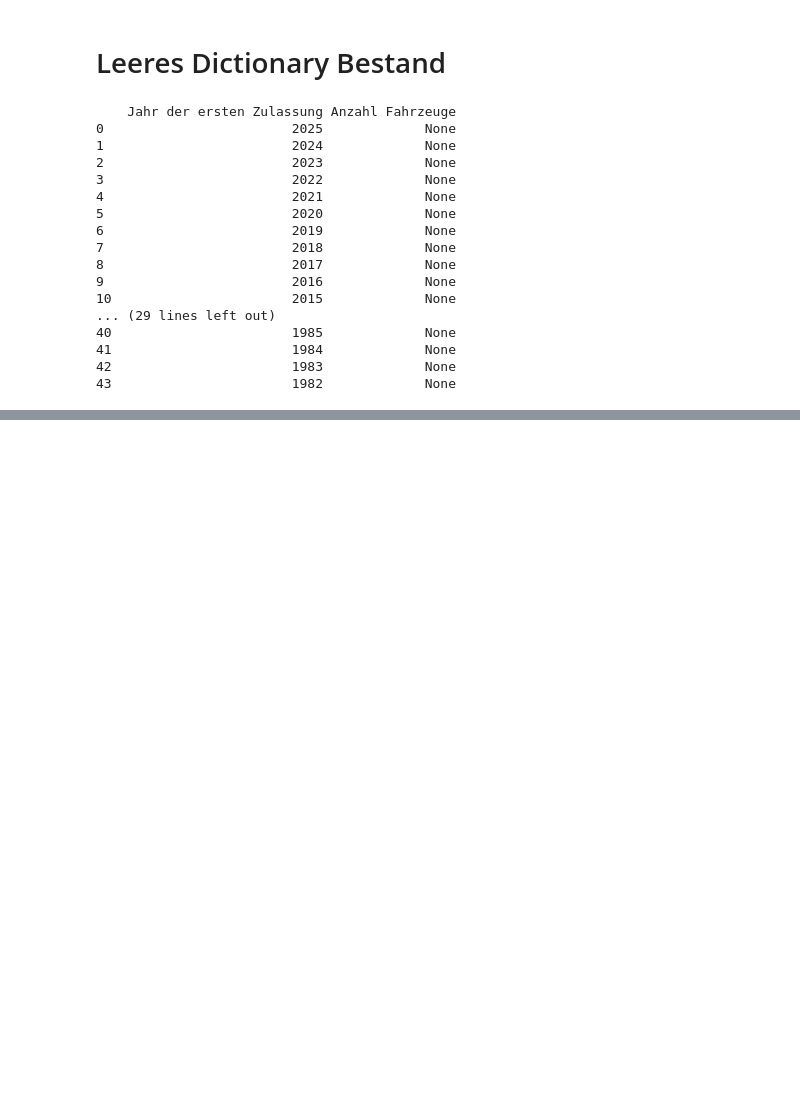
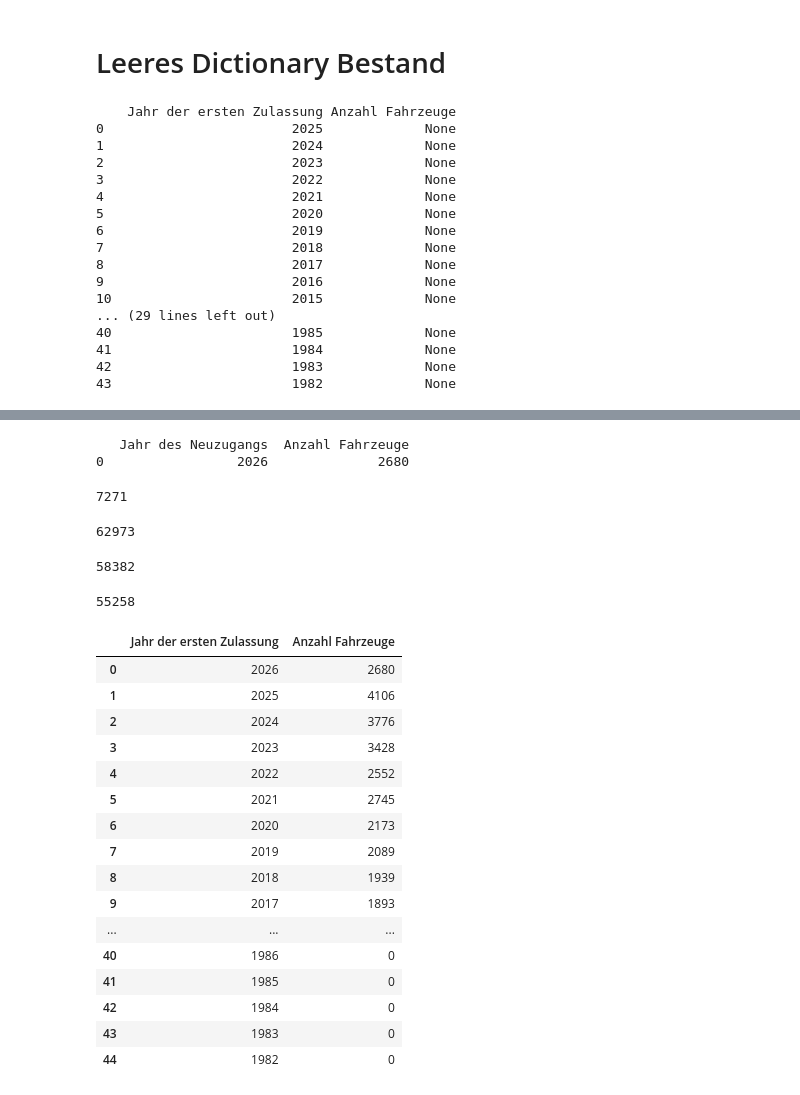
Before and after one commit to annicarl/Emission_Trajectory_Thesis, a Jupyter notebook: Models/Fleet_Model/Notebooks/Fleet_Model_Test_NB.ipynb, the cells around one changed output, grey strips where cells are left out. Cells and saved outputs as stored; diff of their text form; code cells hidden in the pictures; blank space fills up the shorter version.

```diff
--- a/Models/Fleet_Model/Notebooks/Fleet_Model_Test_NB.ipynb
+++ b/Models/Fleet_Model/Notebooks/Fleet_Model_Test_NB.ipynb
@@ -533,0 +907,47 @@ print(bestand[2026]["GELÄNDEWAGEN"]["Benzin"])
+# %%
+print(
+    neuzugänge["GELÄNDEWAGEN"]["Benzin"][
+        neuzugänge["GELÄNDEWAGEN"]["Benzin"]["Jahr des Neuzugangs"] == 2026
+    ]
+)
+# %% [output]
+   Jahr des Neuzugangs  Anzahl Fahrzeuge
+0                 2026              2680
+# %%
+print(
+    ausserbetriebsetzungen[2026]["GELÄNDEWAGEN"]["Benzin"]["Anzahl Fahrzeuge"].sum()
+)
+# %% [output]
+7271
+# %%
+print(bestand_2026_empirisch["GELÄNDEWAGEN"]["Benzin"]["Anzahl Fahrzeuge"].sum() )
+# %% [output]
+62973
+# %%
+62973+2680-7271
+# %% [output]
+58382
+# %%
+print(bestand[2027]["GELÄNDEWAGEN"]["Benzin"]["Anzahl Fahrzeuge"].sum())
+# %% [output]
+55258
+# %%
+bestand[2027]["GELÄNDEWAGEN"]["Benzin"]
+# %% [output]
+|  | Jahr der ersten Zulassung | Anzahl Fahrzeuge |
+| 0 | 2026 | 2680 |
+| 1 | 2025 | 4106 |
+| 2 | 2024 | 3776 |
+| 3 | 2023 | 3428 |
+| 4 | 2022 | 2552 |
+| 5 | 2021 | 2745 |
+| 6 | 2020 | 2173 |
+| 7 | 2019 | 2089 |
+| 8 | 2018 | 1939 |
+| 9 | 2017 | 1893 |
+| ... | ... | ... |
+| 40 | 1986 | 0 |
+| 41 | 1985 | 0 |
+| 42 | 1984 | 0 |
+| 43 | 1983 | 0 |
+| 44 | 1982 | 0 |
```
Also changed, not shown: parts of 8 cells of this notebook.
